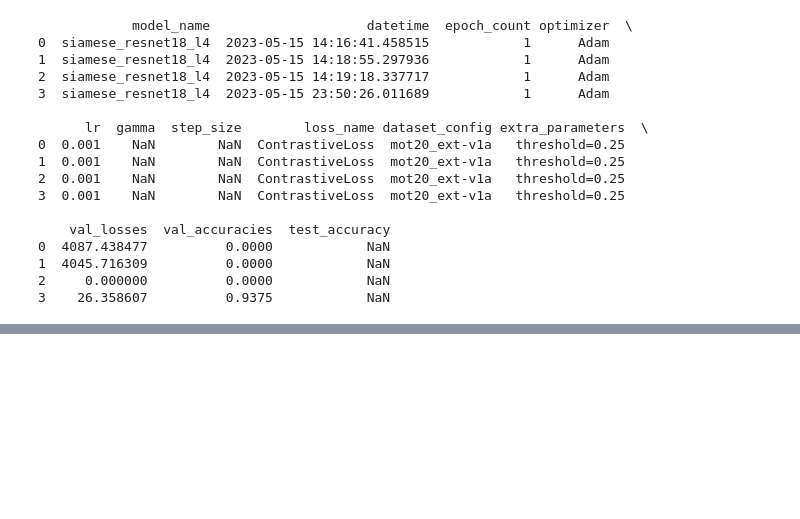
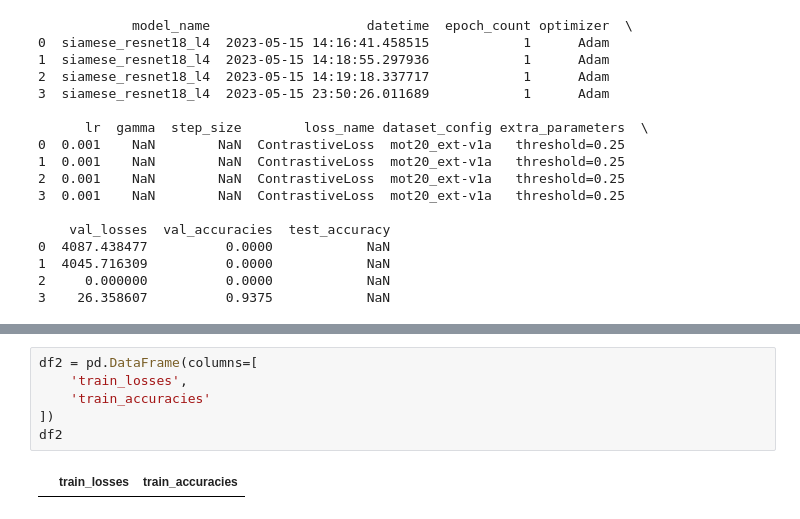
Before and after one commit to BlackKingWhitePawn/reidentification, a Jupyter notebook: logger.test.ipynb, the cells around one changed output, grey strips where cells are left out. Saved outputs shown, nothing was run; the diff lists cells and outputs as text; blank space fills up the shorter version.

Commit message:
add train data

```diff
--- a/logger.test.ipynb
+++ b/logger.test.ipynb
@@ -417,0 +433,8 @@ for dataset in exp_df['dataset_config'].unique():
+# %%
+df2 = pd.DataFrame(columns=[
+    'train_losses',
+    'train_accuracies'
+])
+df2
+# %% [output]
+|  | train_losses | train_accuracies |
```
Also changed, not shown: parts of 3 cells of this notebook, 1 other file.
